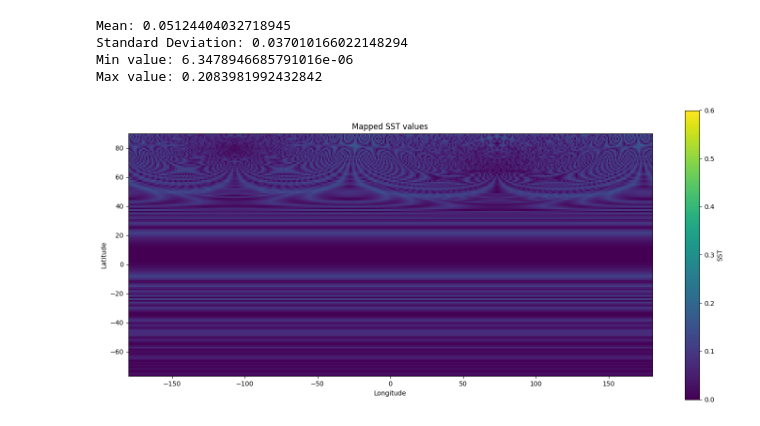
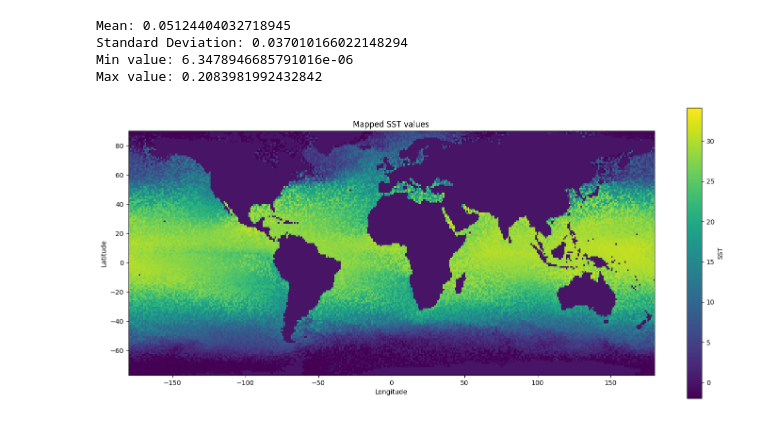
Before and after one commit to jakobmeggendorfer/co2-flux-reconstruction, a Jupyter notebook: notebooks/df_to_grid.ipynb, the cells around one changed output. Cells and saved outputs as stored; diff of their text form; code cells hidden in the pictures.

```diff
--- a/notebooks/df_to_grid.ipynb
+++ b/notebooks/df_to_grid.ipynb
@@ -46,11 +46,12 @@ Min value: 6.3478946685791016e-06
 Max value: 0.2083981992432842
 # %%
 plt.figure(figsize=(18, 8))
-plt.imshow(diff_grid, vmin=0, vmax=0.6, extent=(-180, 180, -77, 90), origin='lower')
+# plt.imshow(grid_data, vmin=0, vmax=0.6, extent=(-180, 180, -77, 90), origin='lower')
+plt.imshow(grid_data[:,:,0], extent=(-180, 180, -77, 90), origin='lower')
 plt.colorbar(label='SST')
 plt.title('Mapped SST values')
 plt.xlabel('Longitude')
 plt.ylabel('Latitude')
 plt.show()
 # %% [output]
-[figure, old version]
+[figure, new version]
```
Also changed, not shown: 1 other file.
